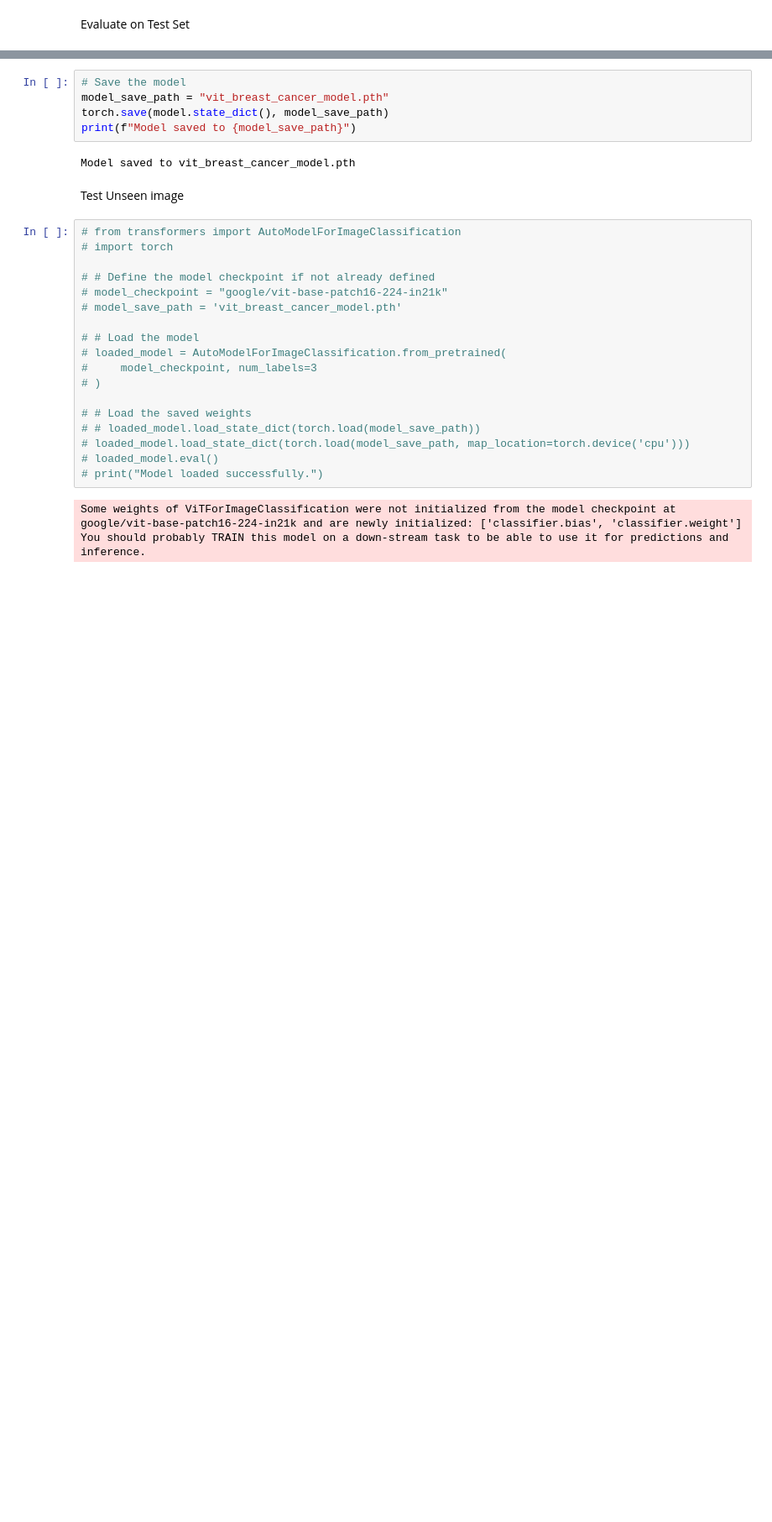
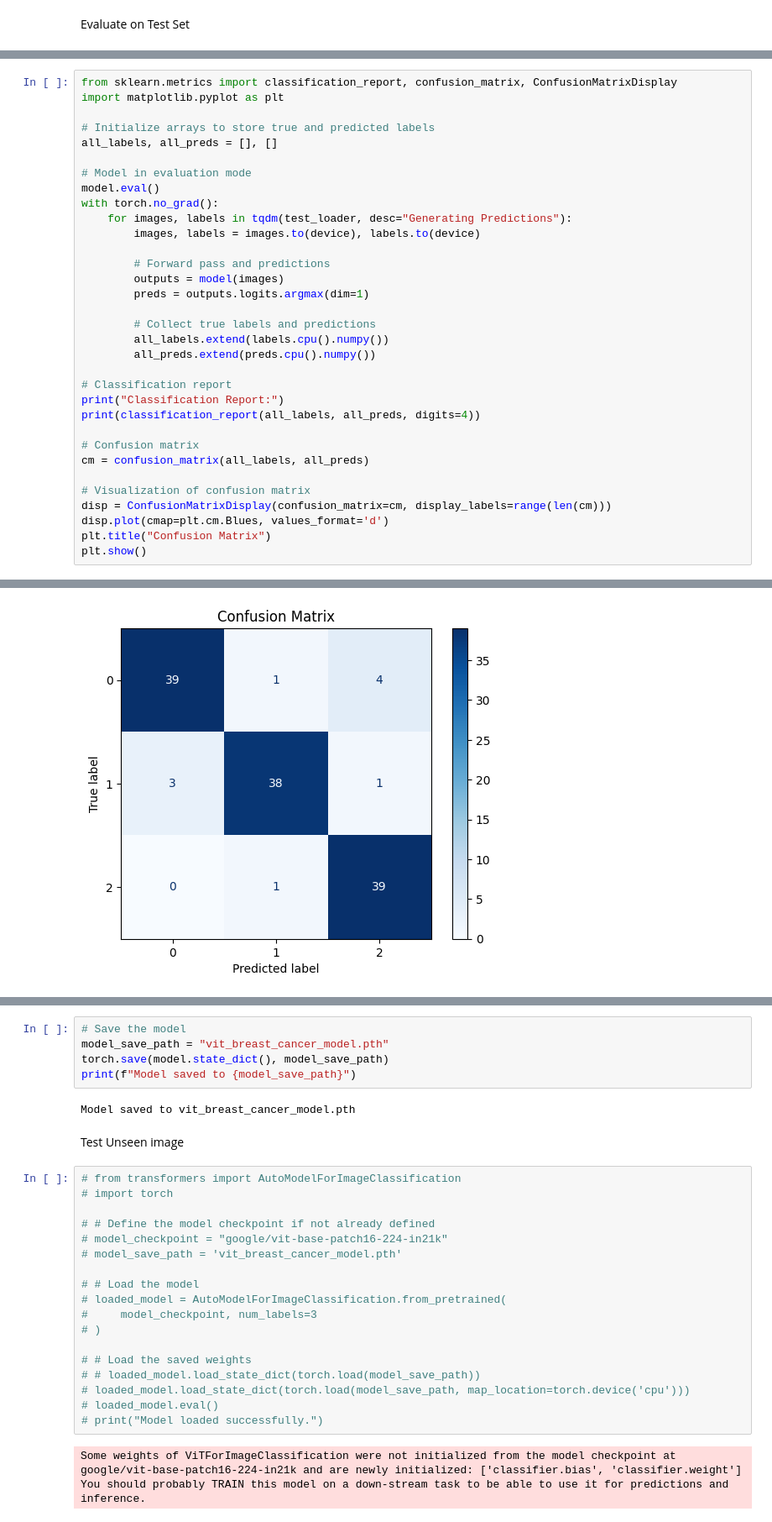
Before and after one commit to CHOK2002/Breast-Cancer-Classification-Using-Deep-Learning-Models, a Jupyter notebook: 2 DL models/ViT.ipynb, the cells around one changed output, grey strips where cells are left out. Shown at 84% size. Cells and saved outputs as stored; diff of their text form; blank space fills up the shorter version.

```diff
--- a/2 DL models/ViT.ipynb
+++ b/2 DL models/ViT.ipynb
@@ -244,0 +243,34 @@ Test Loss: 0.3137, Test Accuracy: 0.9206
+# %%
+from sklearn.metrics import classification_report, confusion_matrix, ConfusionMatrixDisplay
+import matplotlib.pyplot as plt
+
+# Initialize arrays to store true and predicted labels
+all_labels, all_preds = [], []
+
+# Model in evaluation mode
+model.eval()
+with torch.no_grad():
+    for images, labels in tqdm(test_loader, desc="Generating Predictions"):
+        images, labels = images.to(device), labels.to(device)
+
+        # Forward pass and predictions
+        outputs = model(images)
+        preds = outputs.logits.argmax(dim=1)
+
+        # Collect true labels and predictions
+        all_labels.extend(labels.cpu().numpy())
+        all_preds.extend(preds.cpu().numpy())
+
+# Classification report
+print("Classification Report:")
+print(classification_report(all_labels, all_preds, digits=4))
+
+# Confusion matrix
+cm = confusion_matrix(all_labels, all_preds)
+
+# Visualization of confusion matrix
+disp = ConfusionMatrixDisplay(confusion_matrix=cm, display_labels=range(len(cm)))
+disp.plot(cmap=plt.cm.Blues, values_format='d')
+plt.title("Confusion Matrix")
+plt.show()
+# %% [output]
@@ -245,3 +287,4 @@ Test Loss: 0.3137, Test Accuracy: 0.9206
+[figure, added]
 # %%
 import matplotlib.pyplot as plt
 
```
Also changed, not shown: parts of 6 cells of this notebook.
